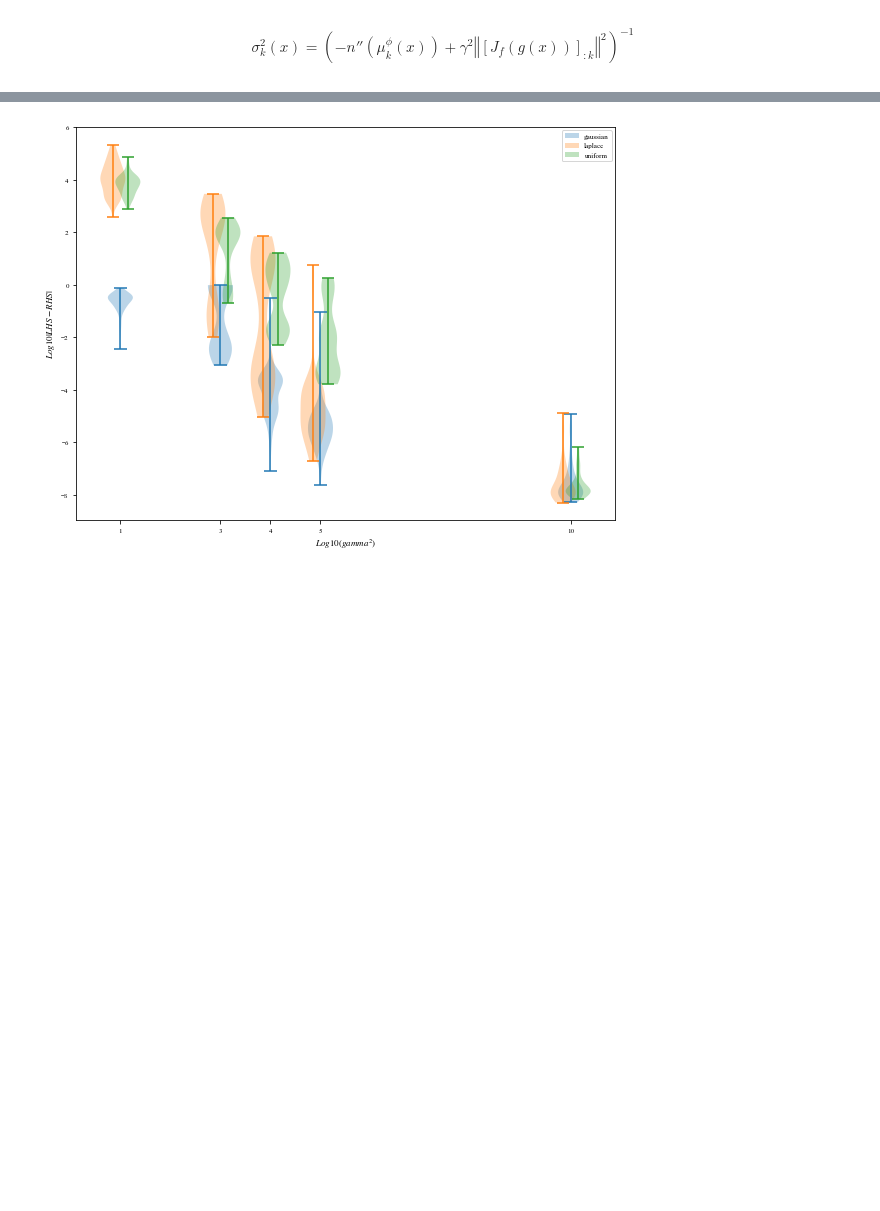
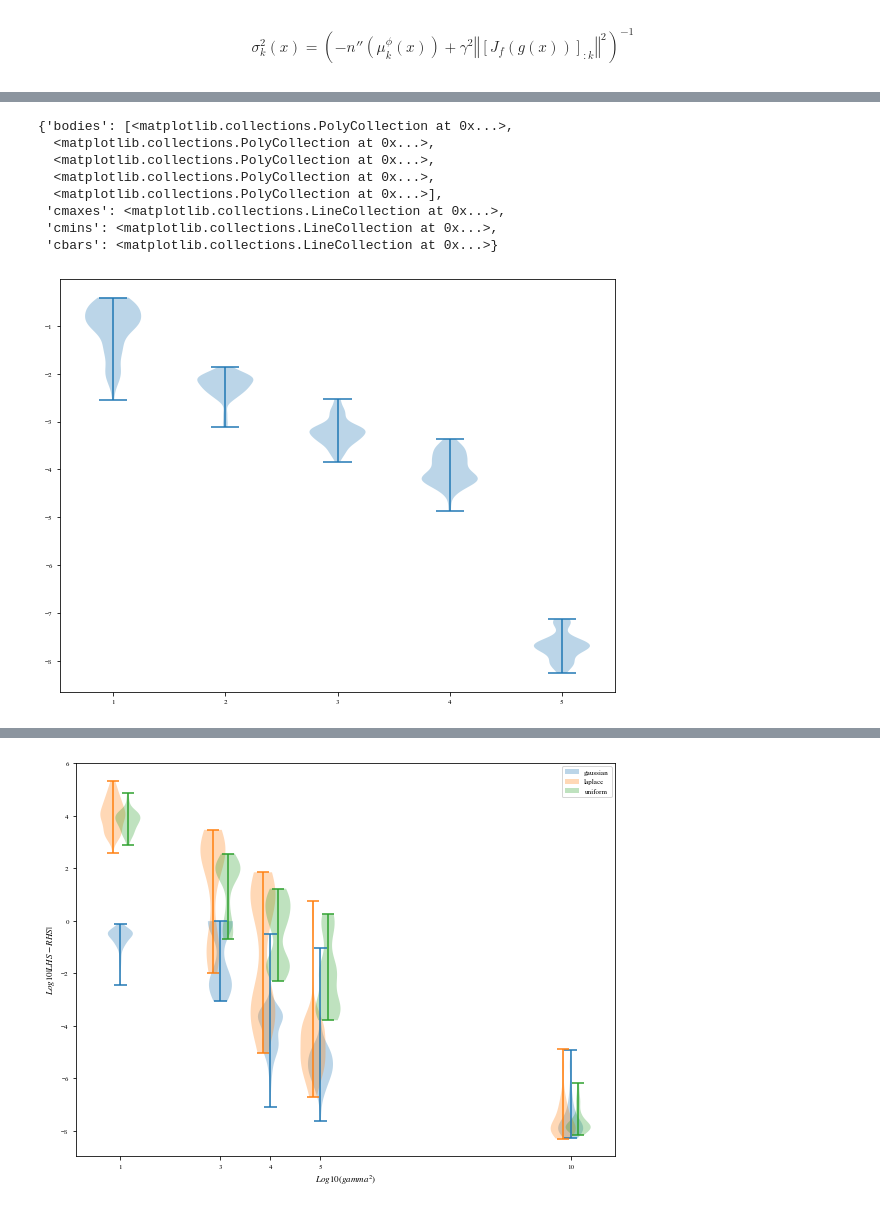
Before and after one commit to rpatrik96/ima-vae, a Jupyter notebook: notebooks/synth_plots.ipynb, the cells around one changed output, grey strips where cells are left out. Cells and saved outputs as stored; diff of their text form; code cells hidden in the pictures; blank space fills up the shorter version.

```diff
--- a/notebooks/synth_plots.ipynb
+++ b/notebooks/synth_plots.ipynb
@@ -95,0 +137,14 @@ dim = np.array([d[2] for d in data])
+# %%
+groups = [np.log10((g.lhs-g.rhs).abs()) for _, g in df_rhs_lhs_gamma_sq.groupby("gamma_square")]
+plt.figure(figsize=(8,6))
+plt.violinplot(groups)
+# %% [output]
+{'bodies': [<matplotlib.collections.PolyCollection at 0x...>,
+  <matplotlib.collections.PolyCollection at 0x...>,
+  <matplotlib.collections.PolyCollection at 0x...>,
+  <matplotlib.collections.PolyCollection at 0x...>,
+  <matplotlib.collections.PolyCollection at 0x...>],
+ 'cmaxes': <matplotlib.collections.LineCollection at 0x...>,
+ 'cmins': <matplotlib.collections.LineCollection at 0x...>,
+ 'cbars': <matplotlib.collections.LineCollection at 0x...>}
+[figure, added]
```
Also changed, not shown: parts of 15 cells of this notebook.
